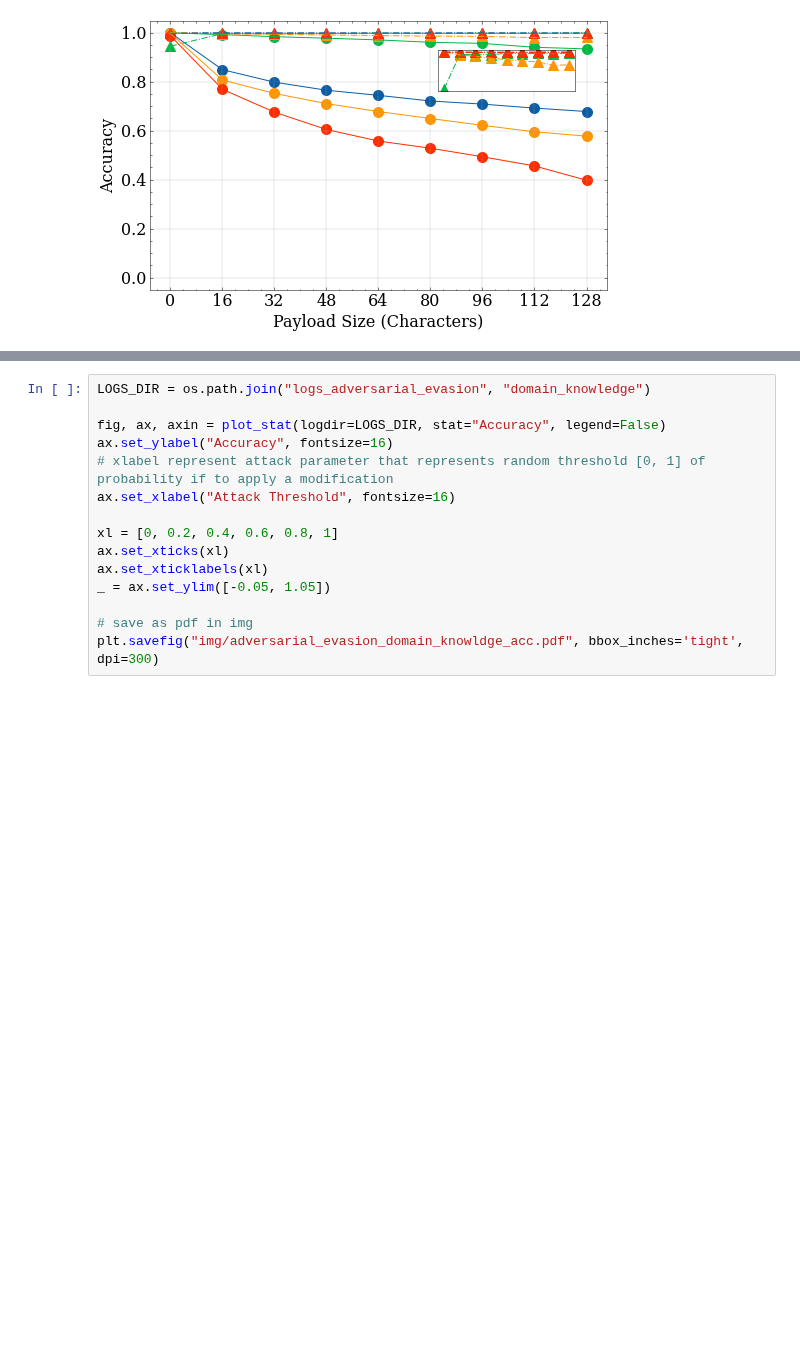
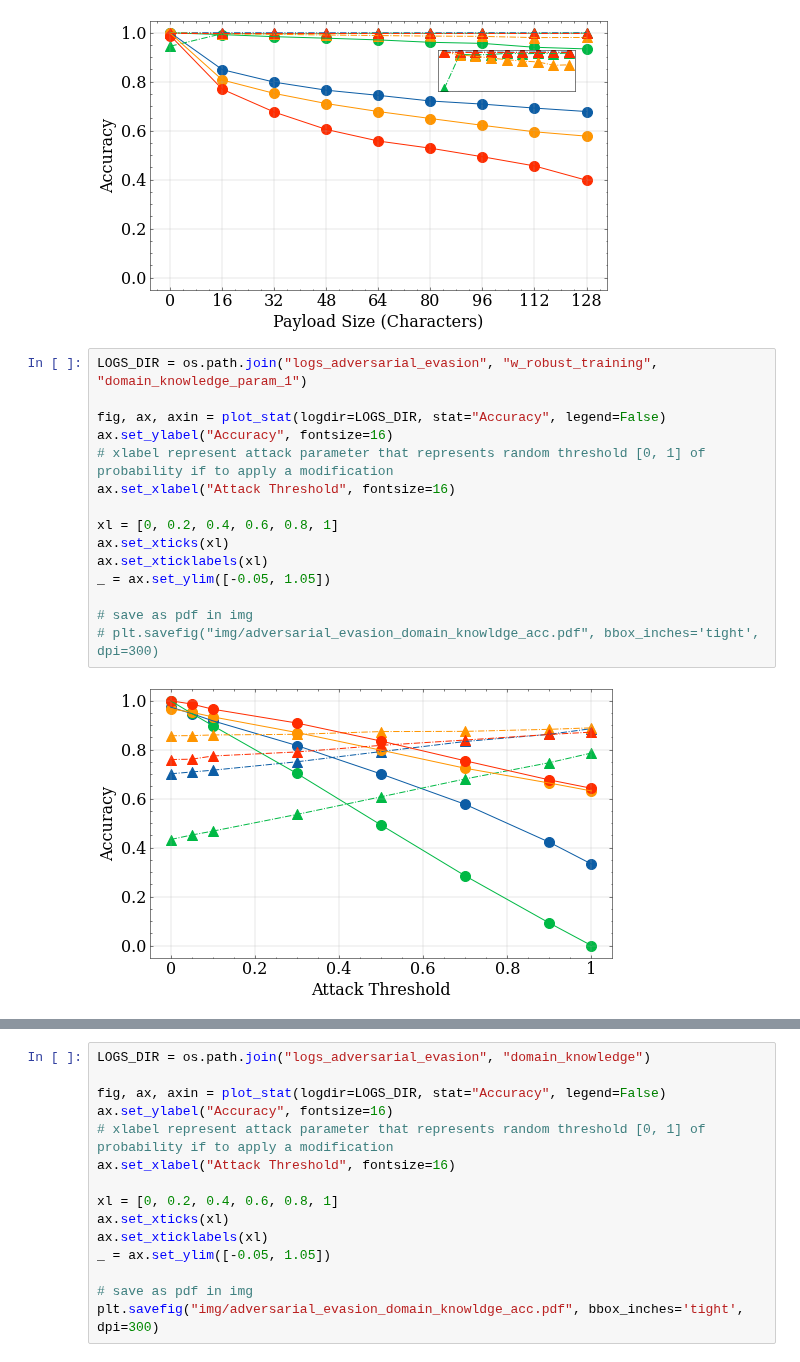
Before and after one commit to dtrizna/QuasarNix, a Jupyter notebook: results_adversarial_evasion.ipynb, the cells around one changed output, grey strips where cells are left out. Cells and saved outputs as stored; diff of their text form; blank space fills up the shorter version.

Commit message:
evasion with robust training

```diff
--- a/results_adversarial_evasion.ipynb
+++ b/results_adversarial_evasion.ipynb
@@ -119,3 +119,20 @@ _ = ax.set_ylim([-0.05, 1.05])
 plt.savefig("img/adversarial_evasion_nl2bash_acc.pdf", bbox_inches='tight', dpi=300)
 # %% [output]
 [figure]
+# %%
+LOGS_DIR = os.path.join("logs_adversarial_evasion", "w_robust_training", "domain_knowledge_param_1")
+
+fig, ax, axin = plot_stat(logdir=LOGS_DIR, stat="Accuracy", legend=False)
+ax.set_ylabel("Accuracy", fontsize=16)
+# xlabel represent attack parameter that represents random threshold [0, 1] of probability if to apply a modification
+ax.set_xlabel("Attack Threshold", fontsize=16)
+
+xl = [0, 0.2, 0.4, 0.6, 0.8, 1]
+ax.set_xticks(xl)
+ax.set_xticklabels(xl)
+_ = ax.set_ylim([-0.05, 1.05])
+
+# save as pdf in img
+# plt.savefig("img/adversarial_evasion_domain_knowldge_acc.pdf", bbox_inches='tight', dpi=300)
+# %% [output]
+[figure, added]
```
Also changed, not shown: parts of 2 cells of this notebook, 2 other files.
